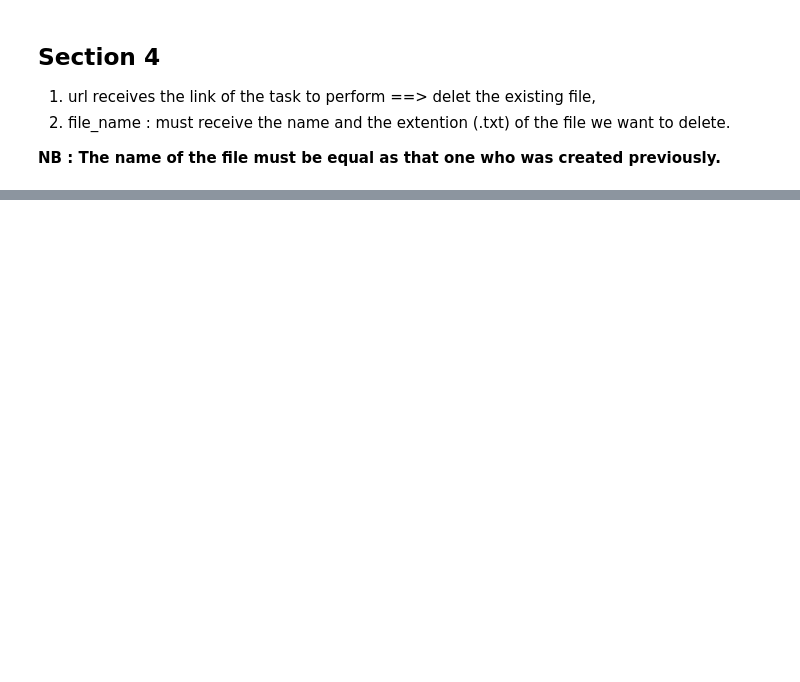
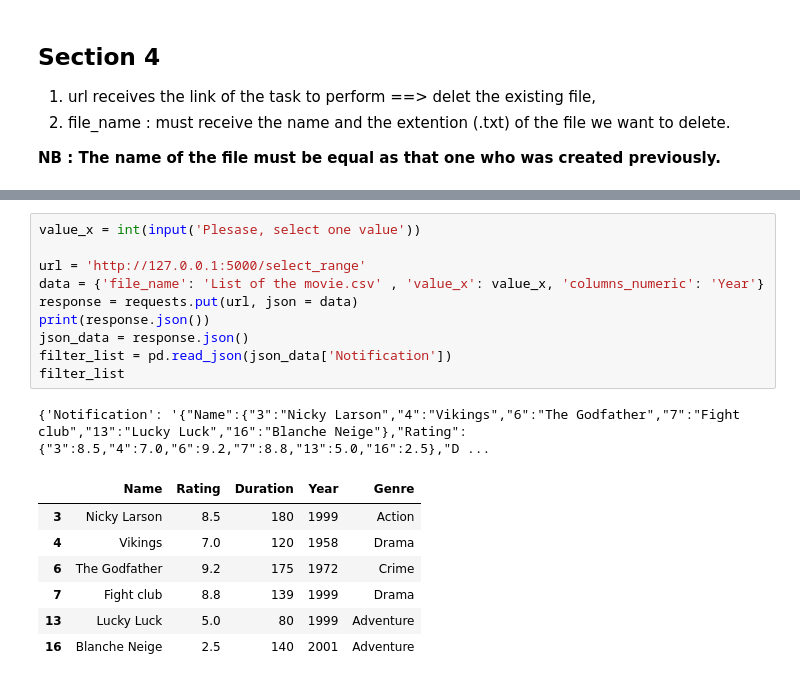
Before and after one commit to Geo99pro/ICA-Tasks, a Jupyter notebook: Exercice_for_ICA/Exercie_01_of_ICA_(Code_client).ipynb, the cells around one changed output, grey strips where cells are left out. Saved outputs shown, nothing was run; the diff lists cells and outputs as text; blank space fills up the shorter version.

```diff
--- a/Exercice_for_ICA/Exercie_01_of_ICA_(Code_client).ipynb
+++ b/Exercice_for_ICA/Exercie_01_of_ICA_(Code_client).ipynb
@@ -46,0 +175,19 @@ print(response.json())
+# %%
+value_x = int(input('Plesase, select one value'))
+
+url = 'http://127.0.0.1:5000/select_range'
+data = {'file_name': 'List of the movie.csv' , 'value_x': value_x, 'columns_numeric': 'Year'}
+response = requests.put(url, json = data)
+print(response.json())
+json_data = response.json()
+filter_list = pd.read_json(json_data['Notification'])
+filter_list
+# %% [output]
+{'Notification': '{"Name":{"3":"Nicky Larson","4":"Vikings","6":"The Godfather","7":"Fight club","13":"Lucky Luck","16":"Blanche Neige"},"Rating":{"3":8.5,"4":7.0,"6":9.2,"7":8.8,"13":5.0,"16":2.5},"D ...
+|  | Name | Rating | Duration | Year | Genre |
+| 3 | Nicky Larson | 8.5 | 180 | 1999 | Action |
+| 4 | Vikings | 7.0 | 120 | 1958 | Drama |
+| 6 | The Godfather | 9.2 | 175 | 1972 | Crime |
+| 7 | Fight club | 8.8 | 139 | 1999 | Drama |
+| 13 | Lucky Luck | 5.0 | 80 | 1999 | Adventure |
+| 16 | Blanche Neige | 2.5 | 140 | 2001 | Adventure |
```
Also changed, not shown: parts of 17 cells of this notebook, 1 other file.
